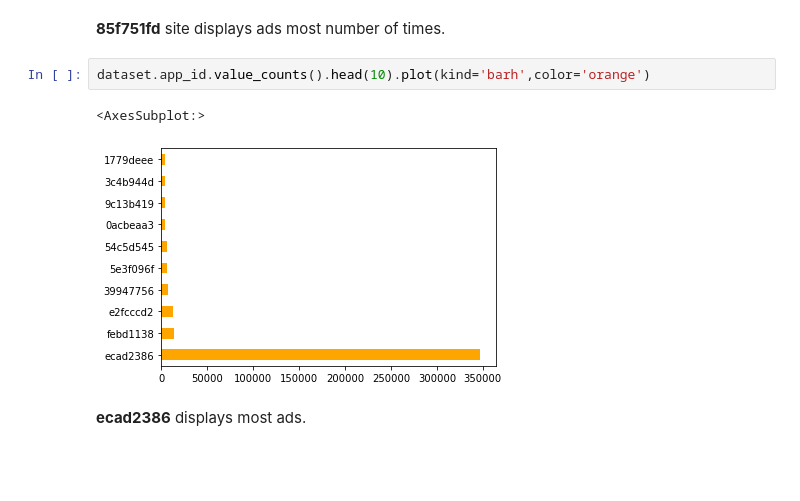
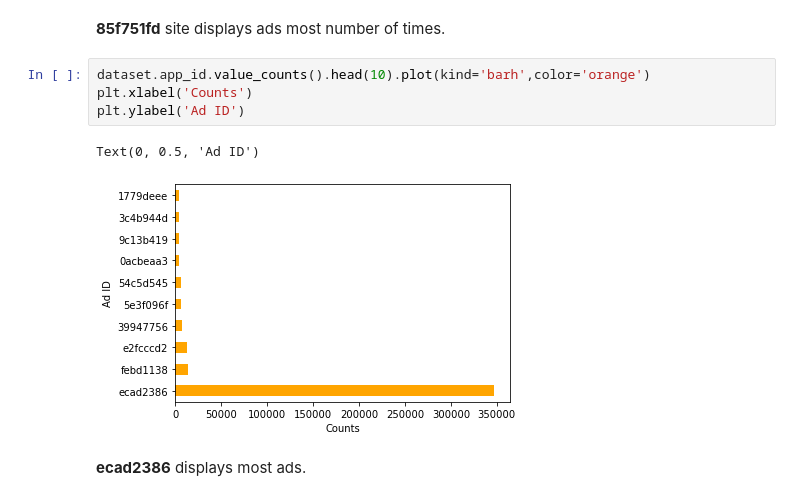
Before and after one commit to vinnovateit/VIIT_Team_MNIST, a Jupyter notebook: Aviral/Clicking on Ads.ipynb, the cells around one changed output. Saved outputs shown, nothing was run; the diff lists cells and outputs as text; blank space fills up the shorter version.

```diff
--- a/Aviral/Clicking on Ads.ipynb
+++ b/Aviral/Clicking on Ads.ipynb
@@ -147,9 +158,11 @@ Text(0, 0.5, 'Number of times ad is displayed')
 **85f751fd** site displays ads most number of times.
 # %%
 dataset.app_id.value_counts().head(10).plot(kind='barh',color='orange')
+plt.xlabel('Counts')
+plt.ylabel('Ad ID')
 # %% [output]
-<AxesSubplot:>
+Text(0, 0.5, 'Ad ID')
-[figure, old version]
+[figure, new version]
 # %% [markdown]
 **ecad2386** displays most ads.
 # %%
```
Also changed, not shown: parts of 6 cells of this notebook.
